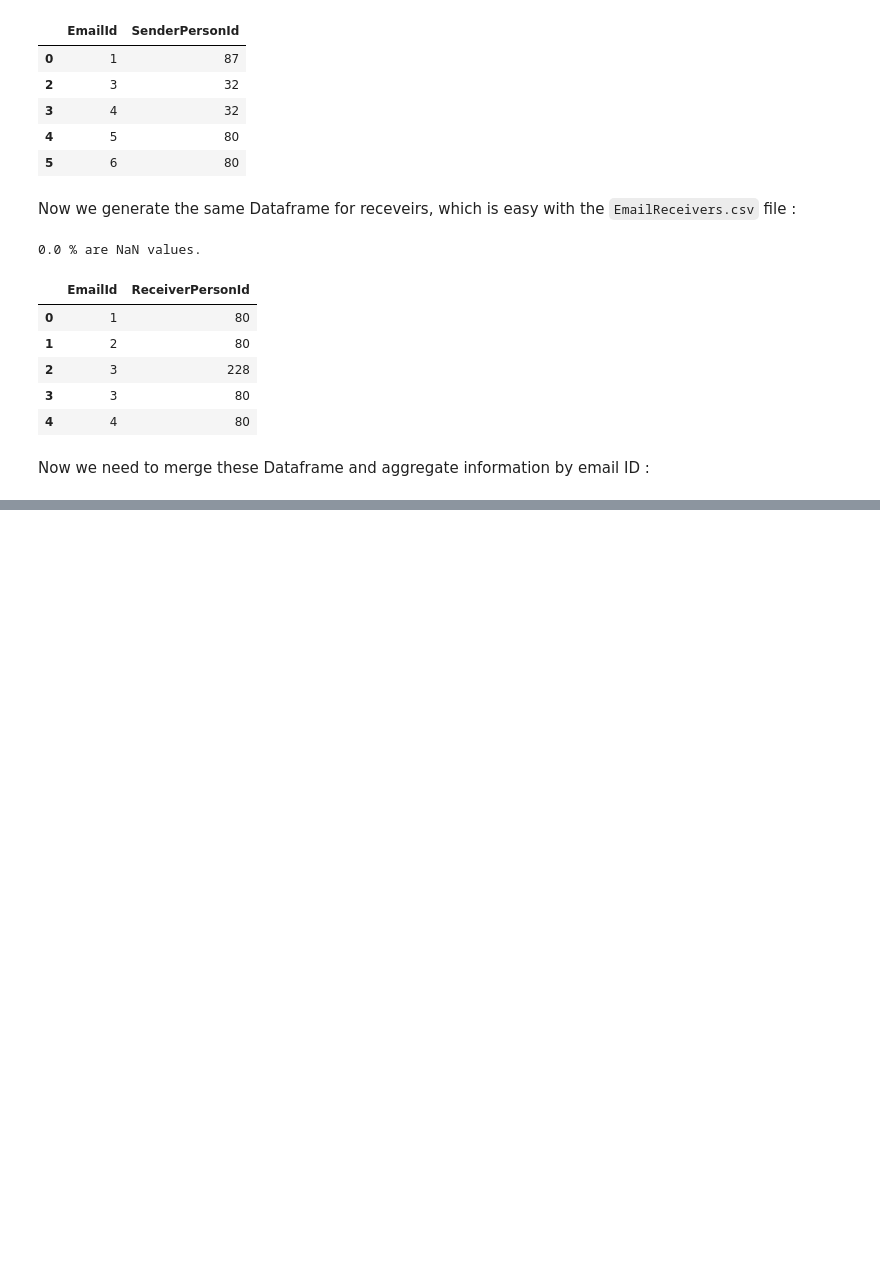
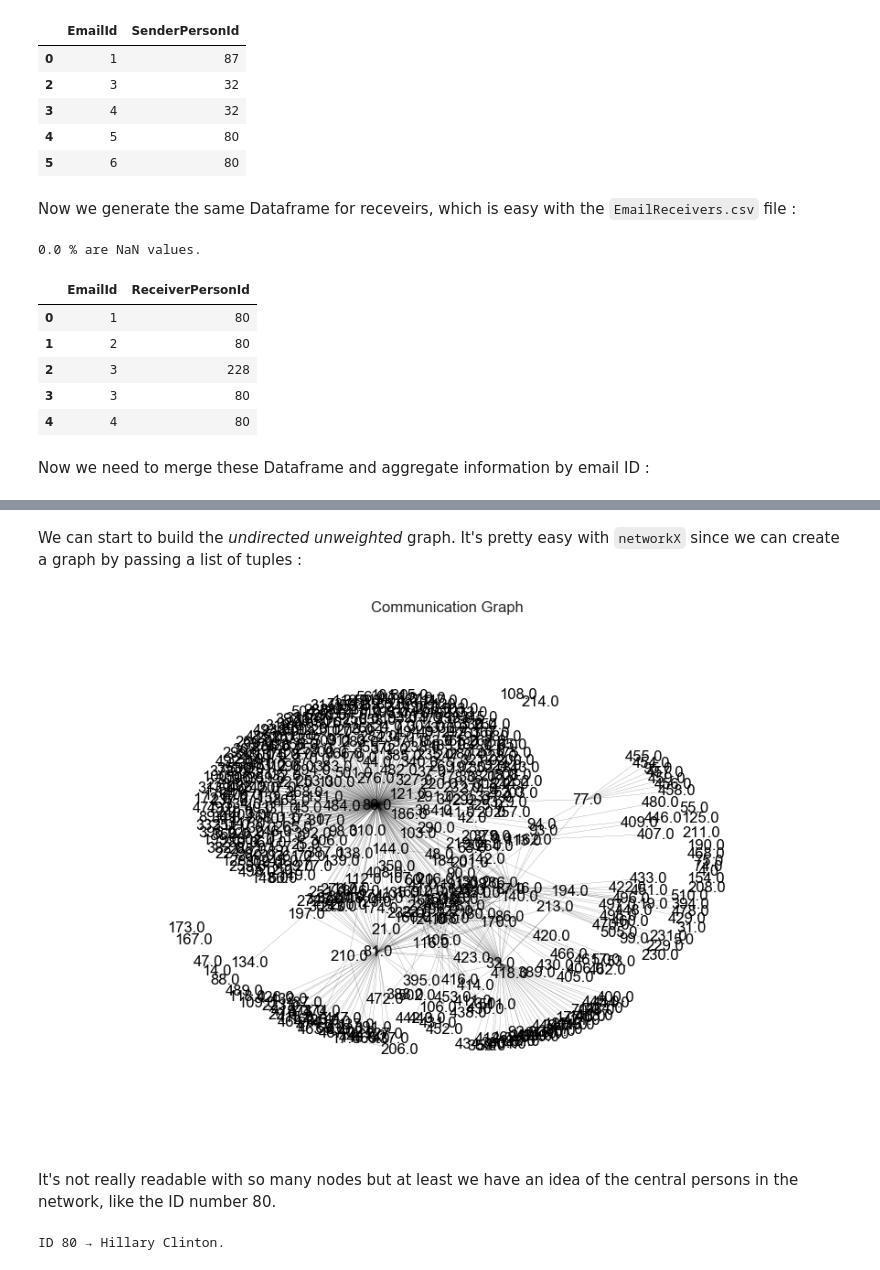
Before and after one commit to loistal/ADA_lab1, a Jupyter notebook: 05- Tamming Text/Hillary Email Controversy.ipynb, the cells around one changed output, grey strips where cells are left out. Saved outputs shown, nothing was run; the diff lists cells and outputs as text; code cells hidden in the pictures; blank space fills up the shorter version.

```diff
--- a/05- Tamming Text/Hillary Email Controversy.ipynb
+++ b/05- Tamming Text/Hillary Email Controversy.ipynb
@@ -382,0 +362,4 @@ senders.merge(receivers, on=['EmailId'])
+# %%
+# Merge Dataframes
+relations = senders.merge(receivers, on=['EmailId'], how='outer')
+relations.head()
@@ -382,0 +373,40 @@ senders.merge(receivers, on=['EmailId'])
+# %% [markdown]
+We can start to build the _undirected_ _unweighted_ graph. It's pretty easy with `networkX` since we can create a graph by passing a list of tuples :
+# %%
+import networkx as nx
+
+# Get the nodes we can't add directly by edge
+isolated_receivers = list(relations[relations['SenderPersonId'].isnull()]['ReceiverPersonId'])
+isolated_senders = list(relations[relations['ReceiverPersonId'].isnull()]['SenderPersonId'])
+
+# Generate the list of tuple
+relations = relations.dropna()
+edges = list(zip(relations['SenderPersonId'], relations['ReceiverPersonId']))
+
+# Create the graph
+graph = nx.Graph()
+graph.add_edges_from(edges)
+graph.add_nodes_from(isolated_receivers + isolated_senders)
+graph.remove_nodes_from(nx.isolates(graph))
+
+# Plot
+options = {
+ 'with_labels': True,
+ 'node_size': 0,
+ 'linewidths': 0,
+ 'width': 0.1,
+}
+nx.draw(graph, **options)
+plt.title('Communication Graph')
+plt.show()
+# %% [output]
+[figure, added]
+# %% [markdown]
+It's not really readable with so many nodes but at least we have an idea of the central persons in the network, like the ID number 80.
+# %%
+# Import the IDs translation
+persons = pd.read_csv('./hillary-clinton-emails/Persons.csv')
+tmp = persons[persons['Id'] == 80].iloc[0]
+print('ID {} → {}.'.format(tmp['Id'], tmp['Name']))
+# %% [output]
+ID 80 → Hillary Clinton.
```
Also changed, not shown: parts of 18 cells of this notebook.
